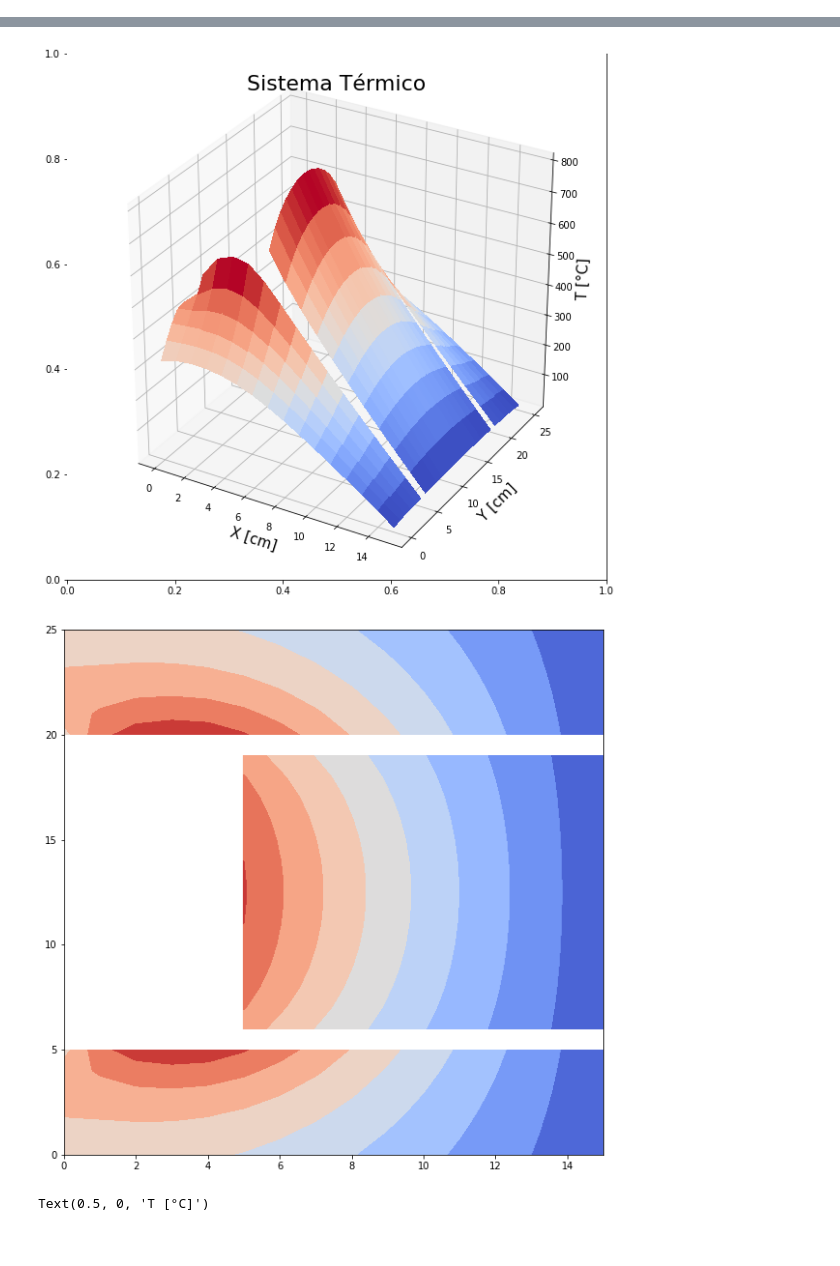
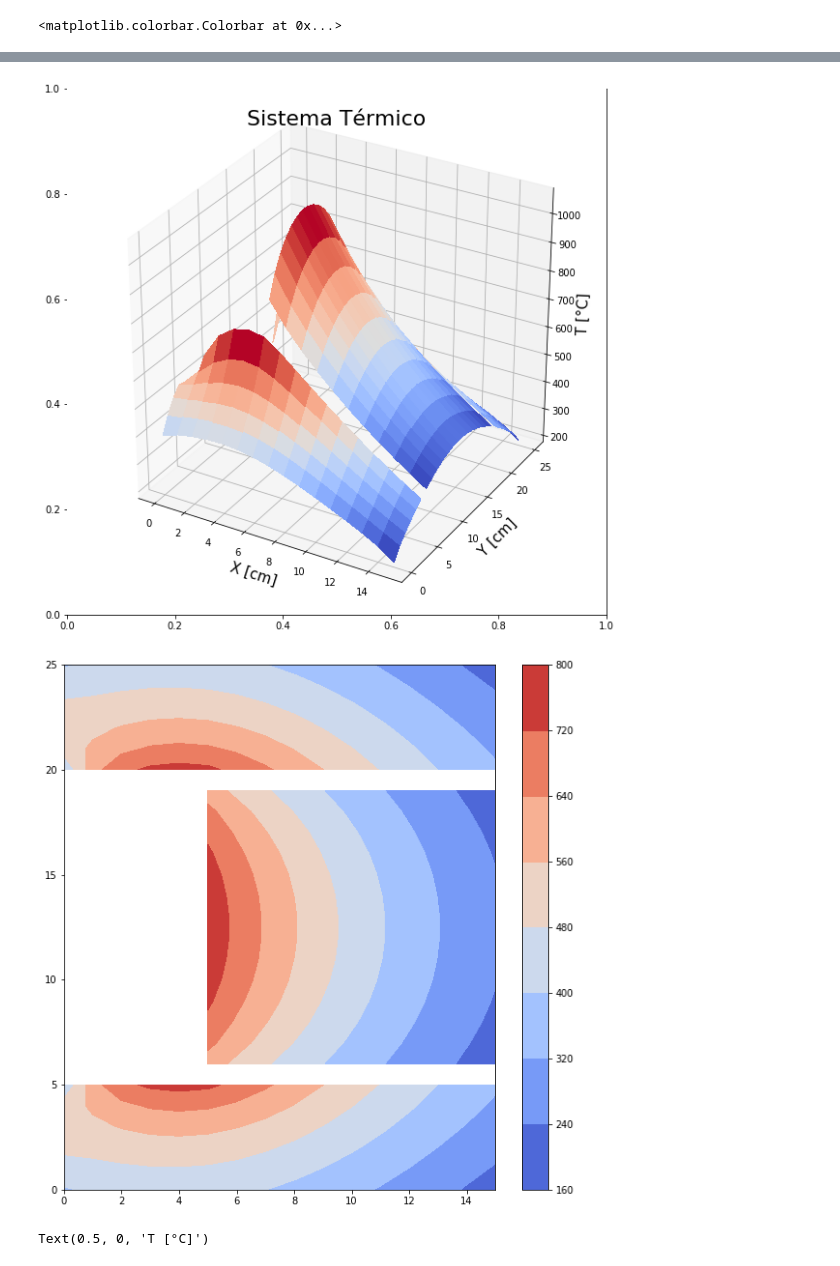
Before and after one commit to AndresFlorez-Git/Proyectos_Transferencia_de_Calor, a Jupyter notebook: Proyecto_2.ipynb, the cells around one changed output, grey strips where cells are left out. Saved outputs shown, nothing was run; the diff lists cells and outputs as text; code cells hidden in the pictures.

```diff
--- a/Proyecto_2.ipynb
+++ b/Proyecto_2.ipynb
@@ -14,7 +14,7 @@ Nx = 11  # Debe ser un número impar # 11 es el número mágico
 Ny = 16  # 16 es el número mágico
 # Convecciones:
 h1 = 5     #Aire
-h2 = 150   #Agua
+h2 = 5   #Agua
 # Conducción:
 k = 50
 # Calor de entrada:
@@ -533,35 +533,37 @@ for i in range (0,np.shape(X2)[0]):
         X2_Temp[i][j] = Temp[cto]
         cto = cto + 1
 for i in range (0,np.shape(X3)[0]):
     for j in range(0,np.shape(X3)[1]):
         X3_Temp[i][j] = Temp[cto]
         cto = cto + 1
 
 
 fig, ax = plt.subplots(figsize=(10,10))
 ax = fig.add_subplot(1,1,1,projection='3d')
 ax.plot_surface(X1, Y1, X1_Temp, cmap=cm.coolwarm, linewidth=0, antialiased=False)
 ax.plot_surface(X2, Y2, X2_Temp, cmap=cm.coolwarm, linewidth=0, antialiased=False)
 ax.plot_surface(X3, Y3, X3_Temp, cmap=cm.coolwarm, linewidth=0, antialiased=False)
 plt.title('Sistema Térmico',fontsize = 22)
 plt.xlabel('X [cm]',fontsize=15)
 plt.ylabel('Y [cm]',fontsize=15)
 ax.set_zlabel('T [°C]',fontsize=15)
 plt.savefig('Prefil_temp.png')
 
 plt.figure(figsize = (10,10))
 plt.contourf(X1, Y1, X1_Temp,cmap=cm.coolwarm)
 plt.contourf(X2, Y2, X2_Temp,cmap=cm.coolwarm)
 plt.contourf(X3, Y3, X3_Temp,cmap=cm.coolwarm)
 plt.savefig('contorno_temp.png')
+plt.colorbar()
 # %% [output]
 La Cantidad todal de Nodos en el sistema es de:  346  Nodos
 El espaciado entre nodos por la dirección x es:  1.0 cm
 El espaciado entre nodos por la dirección y es:  1.0 cm
+<matplotlib.colorbar.Colorbar at 0x...>
 [figure]
 [figure]
-[figure, old version]
+[figure, new version]
-[figure, old version]
+[figure, new version]
 # %%
 x_total = np.linspace(0,15,16)
 y_total = np.linspace(0,15,26)
```
